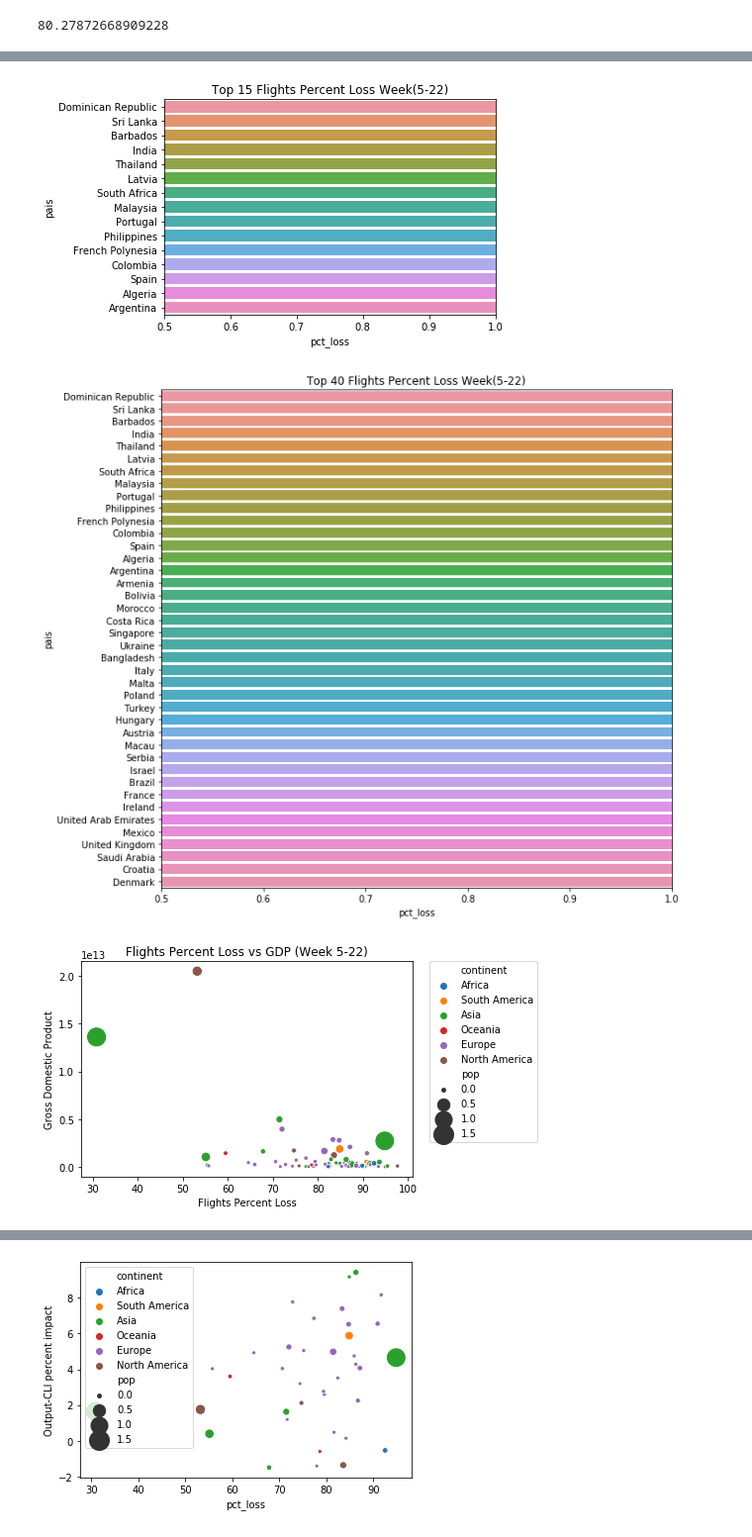
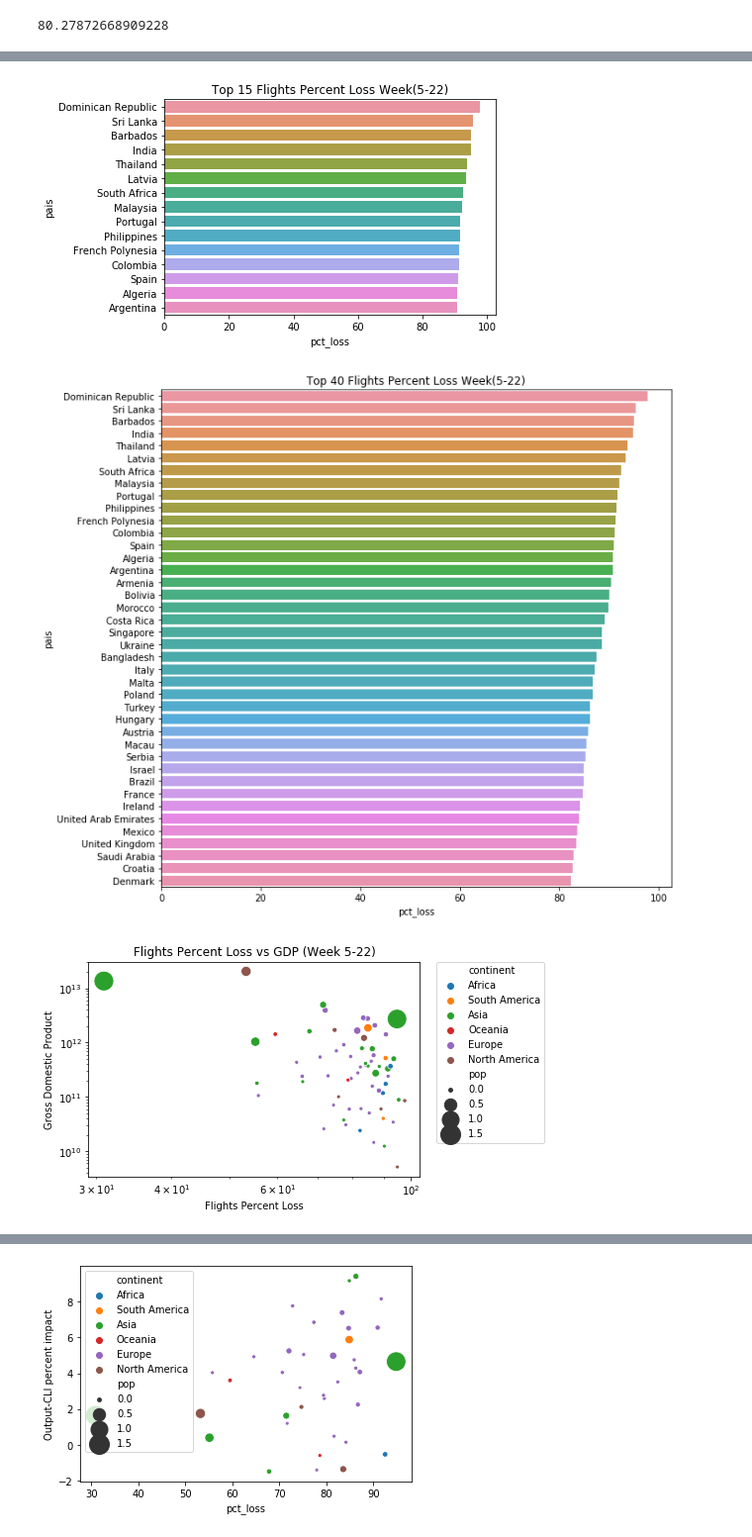
Before and after one commit to paulagiovanna/IC---Covid19-Random-Walk, a Jupyter notebook: flights_pct_loss_analysis.ipynb, the cells around one changed output, grey strips where cells are left out. Shown at 99% size. Drawn from its saved outputs; the diff is of its cells as text; code cells hidden in the pictures.

Commit message:
new plots

```diff
--- a/flights_pct_loss_analysis.ipynb
+++ b/flights_pct_loss_analysis.ipynb
@@ -283,24 +270,26 @@ df.nlargest(10, 'pct_loss')
 | 46 | Philippines | 91.566402 | Lower middle income | 3.310000e+11 | 3.102713e+09 | NaN | 1.066519e+08 | 9.039707e+10 | ... |
 # %%
 ax = sns.barplot(x = 'pct_loss', y = 'pais', data=df.nlargest(15, 'pct_loss'))
-ax.set_xlim(0.5, 1)
 plt.title('Top 15 Flights Percent Loss Week(5-22)')
 plt.show()
 # %% [output]
-[figure, old version]
+[figure, new version]
 # %%
 plt.figure(figsize = (10, 10))
 ax = sns.barplot(x = 'pct_loss', y = 'pais', data=df.nlargest(40, 'pct_loss'))
-ax.set_xlim(0.5, 1)
 plt.title('Top 40 Flights Percent Loss Week(5-22)')
 plt.show()
 # %% [output]
-[figure, old version]
+[figure, new version]
 # %%
-ax = sns.scatterplot(x="pct_loss", y="gdp", hue="continent", size='pop', sizes=(15, 400), data=df)
-ax.set(xlabel='Flights Percent Loss', ylabel='Gross Domestic Product')
-plt.legend(bbox_to_anchor=(1.05, 1), loc=2, borderaxespad=0.)
-plt.title('Flights Percent Loss vs GDP (Week 5-22)')
-plt.show()
+def scatter_func(data, x, y, hue, title, x_label, y_label):
+    ax = sns.scatterplot(x = x, y = y, hue = hue, size='pop', sizes=(15, 400), data=data)
+    ax.set(xlabel = x_label, ylabel = y_label)
+    ax.set(xscale="log", yscale="log")
+    plt.legend(bbox_to_anchor=(1.05, 1), loc=2, borderaxespad=0.)
+    plt.title(title)
+    plt.show()
+
+scatter_func(df, 'pct_loss', 'gdp', 'continent', 'Flights Percent Loss vs GDP (Week 5-22)', 'Flights Percent Loss', 'Gross Domestic Product')
 # %% [output]
-[figure, old version]
+[figure, new version]
```
Also changed, not shown: parts of 4 cells of this notebook.
